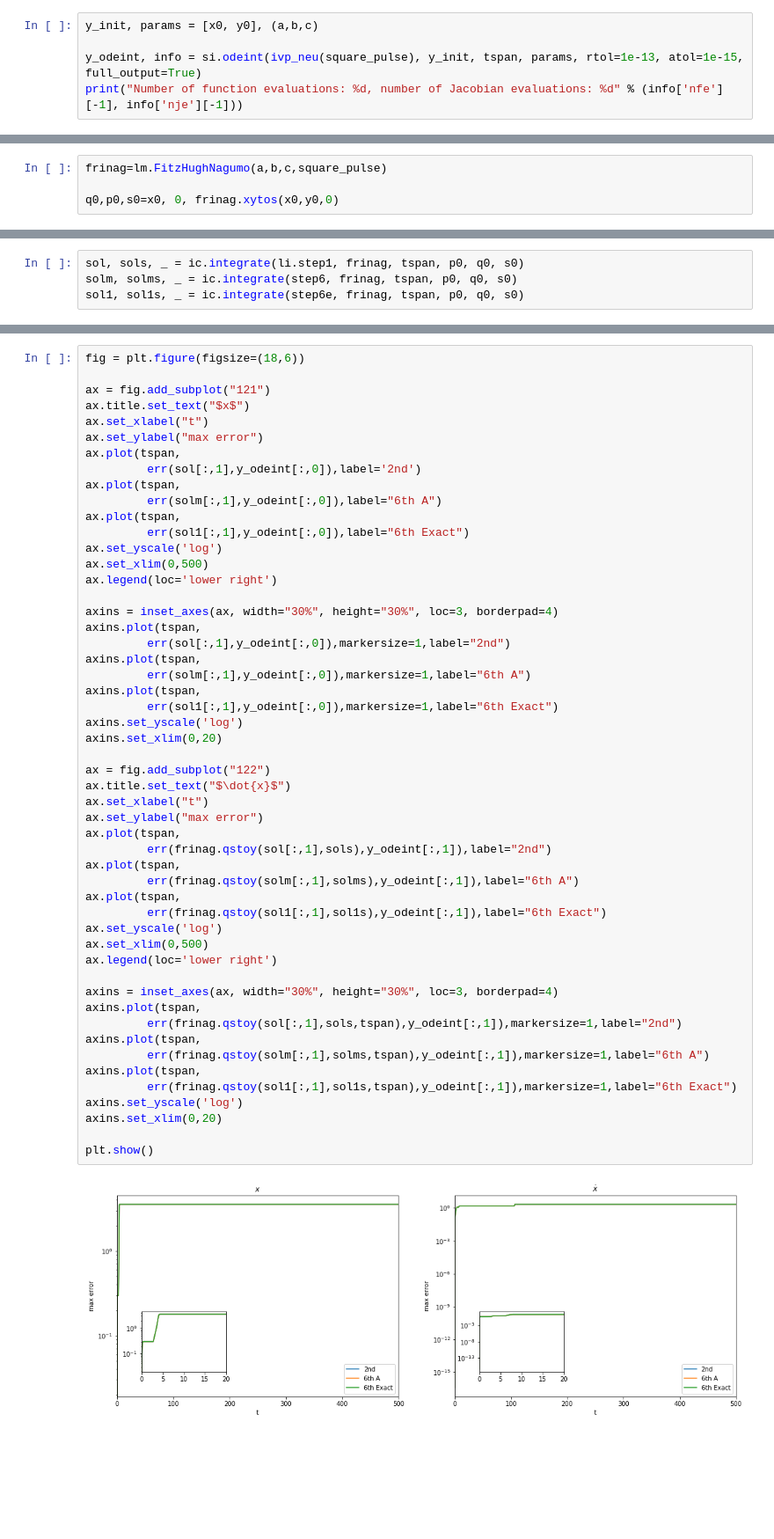
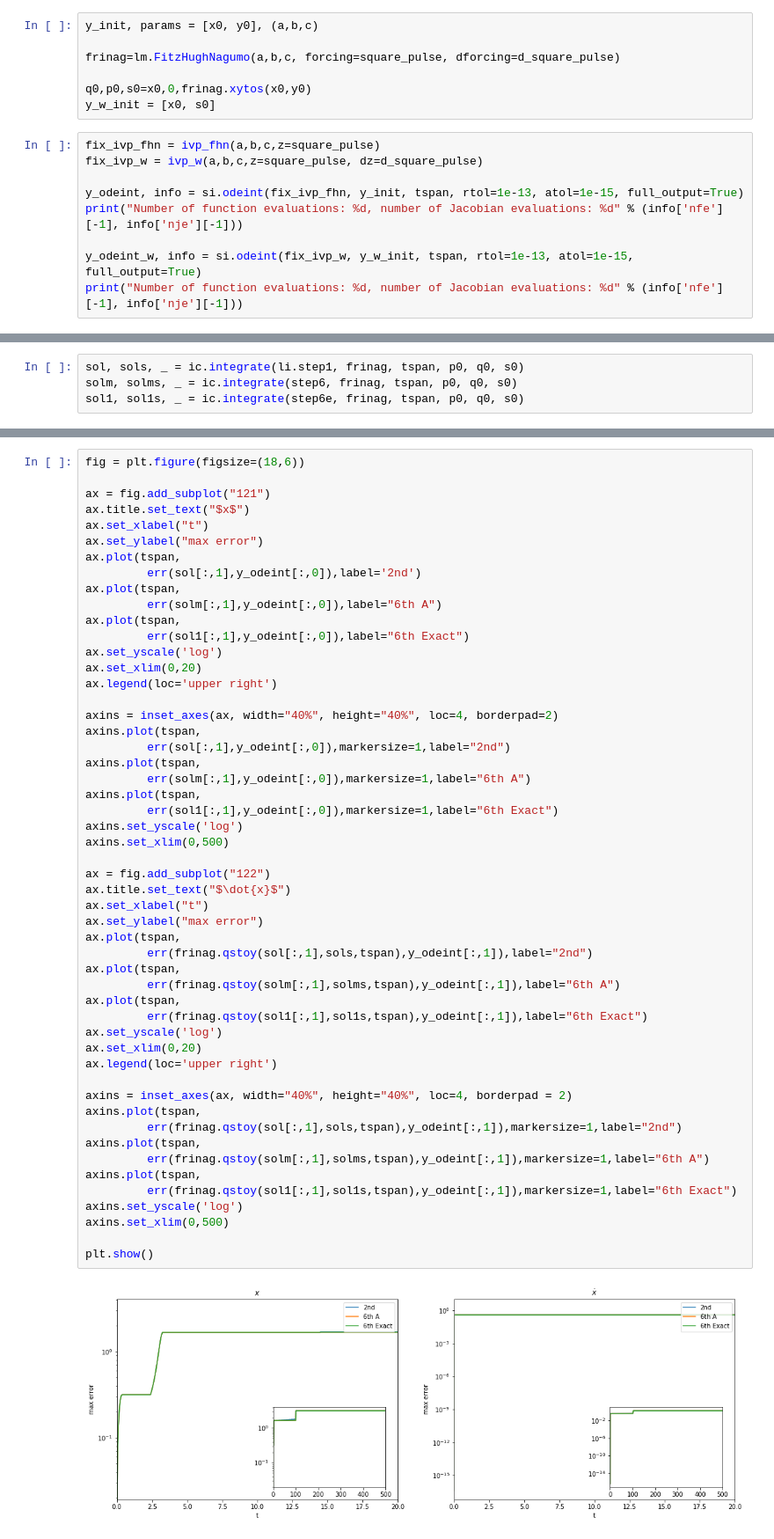
Before and after one commit to fzadra/VanDerPolContact, a Jupyter notebook: FitzHugh-Nagumo models.ipynb, the cells around one changed output, grey strips where cells are left out. Shown: that part at 88% size. Drawn from its saved outputs; the diff is of its cells as text; blank space fills up the shorter version.

```diff
--- a/FitzHugh-Nagumo models.ipynb
+++ b/FitzHugh-Nagumo models.ipynb
@@ -239,6 +333,17 @@ def square_pulse(t):
+# %%
+y_init, params = [x0, y0], (a,b,c)
+
+frinag=lm.FitzHughNagumo(a,b,c, forcing=square_pulse, dforcing=d_square_pulse)
+
+q0,p0,s0=x0,0,frinag.xytos(x0,y0)
+y_w_init = [x0, s0]
 # %%
-y_init, params = [x0, y0], (a,b,c)
+fix_ivp_fhn = ivp_fhn(a,b,c,z=square_pulse)
+fix_ivp_w = ivp_w(a,b,c,z=square_pulse, dz=d_square_pulse)
 
-y_odeint, info = si.odeint(ivp_neu(square_pulse), y_init, tspan, params, rtol=1e-13, atol=1e-15, full_output=True)
+y_odeint, info = si.odeint(fix_ivp_fhn, y_init, tspan, rtol=1e-13, atol=1e-15, full_output=True)
 print("Number of function evaluations: %d, number of Jacobian evaluations: %d" % (info['nfe'][-1], info['nje'][-1]))
+
+y_odeint_w, info = si.odeint(fix_ivp_w, y_w_init, tspan, rtol=1e-13, atol=1e-15, full_output=True)
+print("Number of function evaluations: %d, number of Jacobian evaluations: %d" % (info['nfe'][-1], info['nje'][-1]))
 # %% [output]
@@ -246,4 +351,0 @@ Number of function evaluations: 218103, number of Jacobian evaluations: 4909
-# %%
-frinag=lm.FitzHughNagumo(a,b,c,square_pulse)
-
-q0,p0,s0=x0, 0, frinag.xytos(x0,y0,0)
@@ -330,43 +593,43 @@ ax.plot(tspan,
 ax.plot(tspan,
          err(sol1[:,1],y_odeint[:,0]),label="6th Exact")
 ax.set_yscale('log')
-ax.set_xlim(0,500)
-ax.legend(loc='lower right')
+ax.set_xlim(0,20)
+ax.legend(loc='upper right')
 
-axins = inset_axes(ax, width="30%", height="30%", loc=3, borderpad=4)
+axins = inset_axes(ax, width="40%", height="40%", loc=4, borderpad=2)
 axins.plot(tspan,
          err(sol[:,1],y_odeint[:,0]),markersize=1,label="2nd")
 axins.plot(tspan,
          err(solm[:,1],y_odeint[:,0]),markersize=1,label="6th A")
 axins.plot(tspan,
          err(sol1[:,1],y_odeint[:,0]),markersize=1,label="6th Exact")
 axins.set_yscale('log')
-axins.set_xlim(0,20)
+axins.set_xlim(0,500)
 
 ax = fig.add_subplot("122")
 ax.title.set_text("$\dot{x}$")
 ax.set_xlabel("t")
 ax.set_ylabel("max error")
 ax.plot(tspan,
-         err(frinag.qstoy(sol[:,1],sols),y_odeint[:,1]),label="2nd")
+         err(frinag.qstoy(sol[:,1],sols,tspan),y_odeint[:,1]),label="2nd")
 ax.plot(tspan,
-         err(frinag.qstoy(solm[:,1],solms),y_odeint[:,1]),label="6th A")
+         err(frinag.qstoy(solm[:,1],solms,tspan),y_odeint[:,1]),label="6th A")
 ax.plot(tspan,
-         err(frinag.qstoy(sol1[:,1],sol1s),y_odeint[:,1]),label="6th Exact")
+         err(frinag.qstoy(sol1[:,1],sol1s,tspan),y_odeint[:,1]),label="6th Exact")
 ax.set_yscale('log')
-ax.set_xlim(0,500)
-ax.legend(loc='lower right')
+ax.set_xlim(0,20)
+ax.legend(loc='upper right')
 
-axins = inset_axes(ax, width="30%", height="30%", loc=3, borderpad=4)
+axins = inset_axes(ax, width="40%", height="40%", loc=4, borderpad = 2)
 axins.plot(tspan,
          err(frinag.qstoy(sol[:,1],sols,tspan),y_odeint[:,1]),markersize=1,label="2nd")
 axins.plot(tspan,
          err(frinag.qstoy(solm[:,1],solms,tspan),y_odeint[:,1]),markersize=1,label="6th A")
 axins.plot(tspan,
          err(frinag.qstoy(sol1[:,1],sol1s,tspan),y_odeint[:,1]),markersize=1,label="6th Exact")
 axins.set_yscale('log')
-axins.set_xlim(0,20)
+axins.set_xlim(0,500)
 
 plt.show()
 # %% [output]
-[figure, old version]
+[figure, new version]
```
Also changed, not shown: parts of 29 cells of this notebook, 2 other files.
